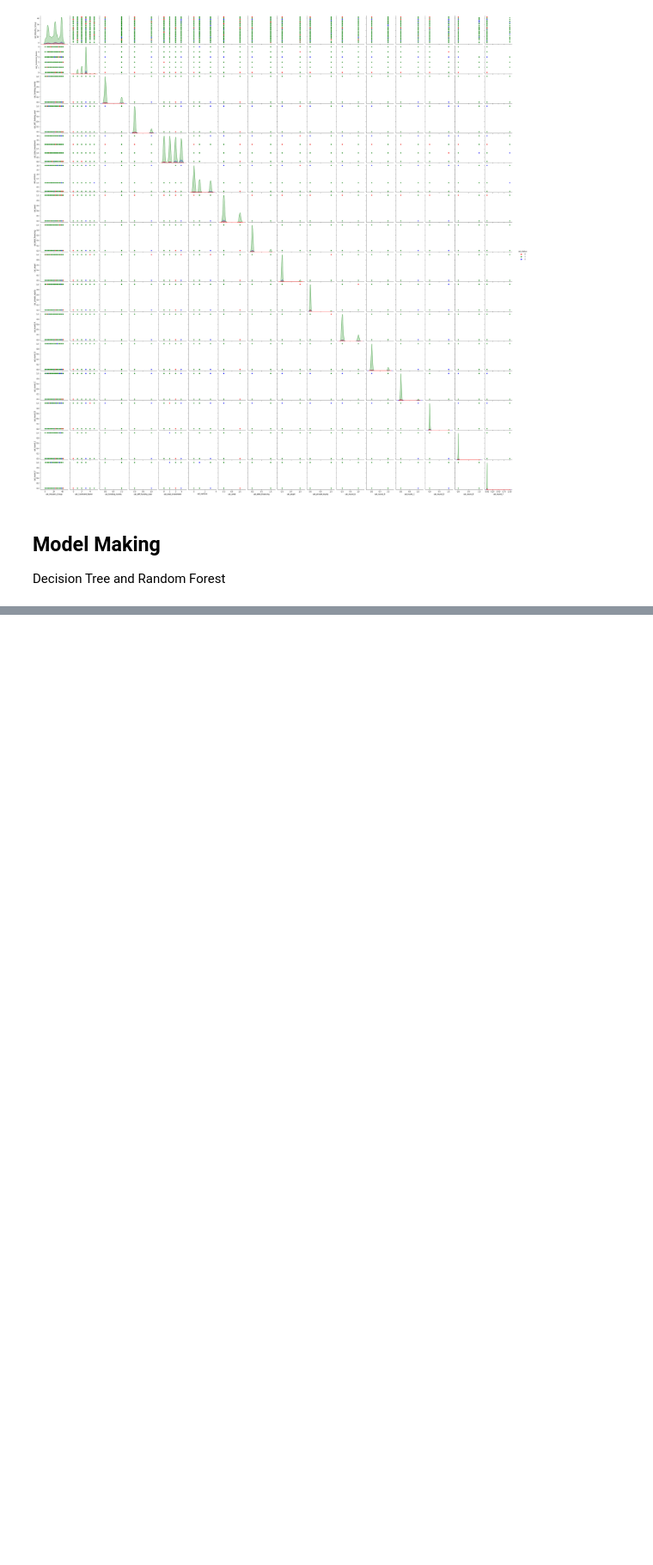
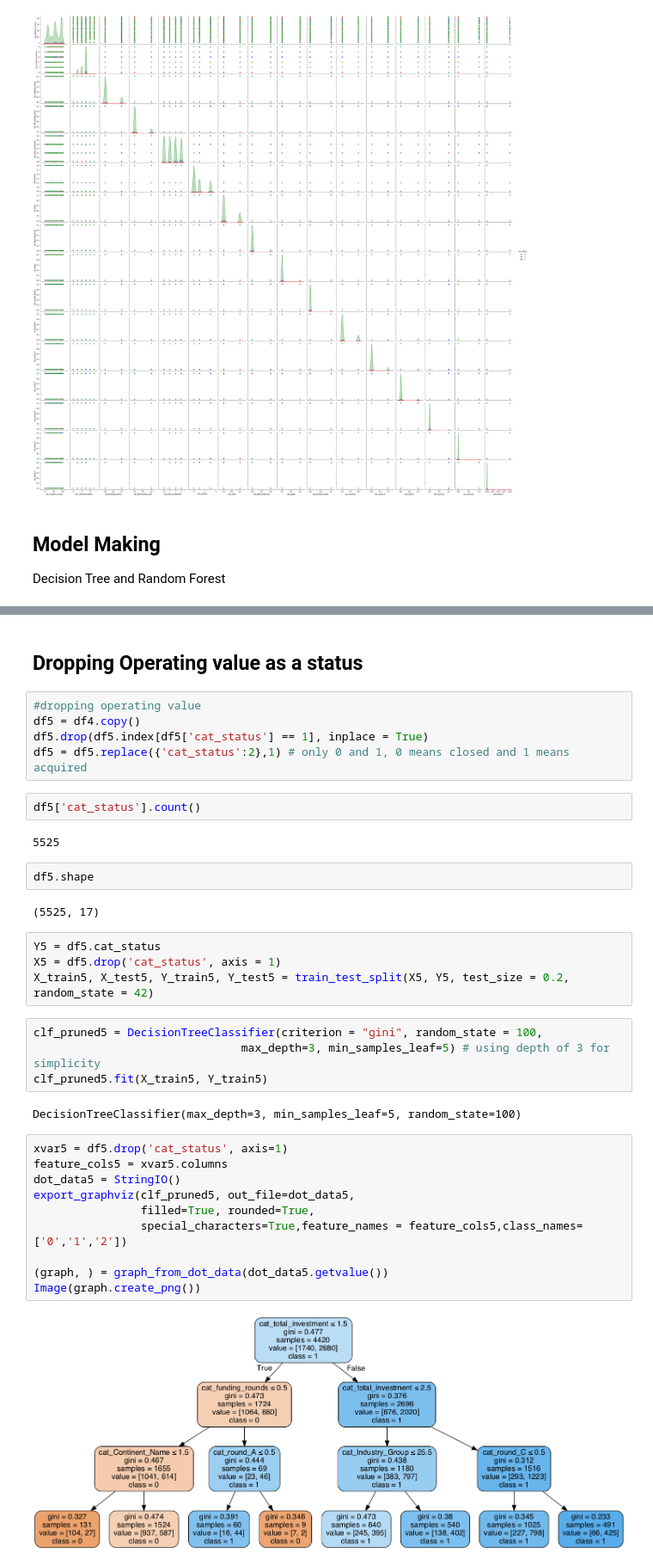
Before and after one commit to Pball01/Startup-Succes-Rate, a Jupyter notebook: Startup_Project.ipynb, the cells around one changed output, grey strips where cells are left out. Shown at 86% size. Saved outputs shown, nothing was run; the diff lists cells and outputs as text; blank space fills up the shorter version.

```diff
--- a/Startup_Project.ipynb
+++ b/Startup_Project.ipynb
@@ -1492,0 +1605,37 @@ print('Testing Set Evaluation F1-Score=>',f1_score(Y_test,dt_pred_test))
+# %% [markdown]
+## Dropping Operating value as a status
+# %%
+#dropping operating value
+df5 = df4.copy()
+df5.drop(df5.index[df5['cat_status'] == 1], inplace = True)
+df5 = df5.replace({'cat_status':2},1) # only 0 and 1, 0 means closed and 1 means acquired
+# %%
+df5['cat_status'].count()
+# %% [output]
+5525
+# %%
+df5.shape
+# %% [output]
+(5525, 17)
+# %%
+Y5 = df5.cat_status
+X5 = df5.drop('cat_status', axis = 1)
+X_train5, X_test5, Y_train5, Y_test5 = train_test_split(X5, Y5, test_size = 0.2, random_state = 42)
+# %%
+clf_pruned5 = DecisionTreeClassifier(criterion = "gini", random_state = 100,
+                               max_depth=3, min_samples_leaf=5) # using depth of 3 for simplicity
+clf_pruned5.fit(X_train5, Y_train5)
+# %% [output]
+DecisionTreeClassifier(max_depth=3, min_samples_leaf=5, random_state=100)
+# %%
+xvar5 = df5.drop('cat_status', axis=1)
+feature_cols5 = xvar5.columns
+dot_data5 = StringIO()
+export_graphviz(clf_pruned5, out_file=dot_data5,
+                filled=True, rounded=True,
+                special_characters=True,feature_names = feature_cols5,class_names=['0','1','2'])
+
+(graph, ) = graph_from_dot_data(dot_data5.getvalue())
+Image(graph.create_png())
+# %% [output]
+[figure, added]
```
Also changed, not shown: parts of 61 cells of this notebook.
